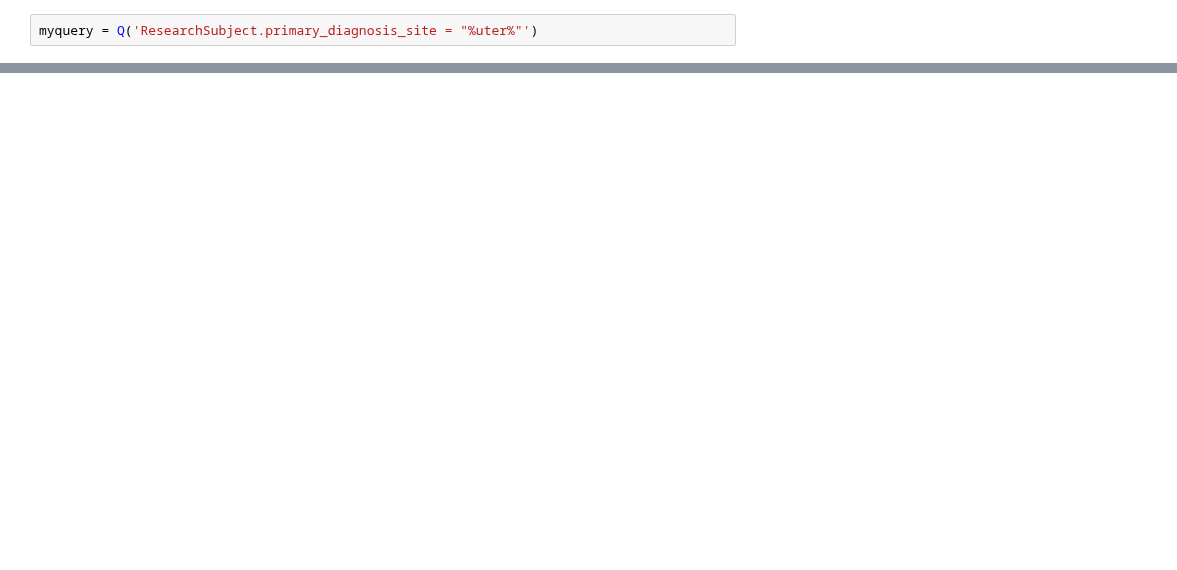
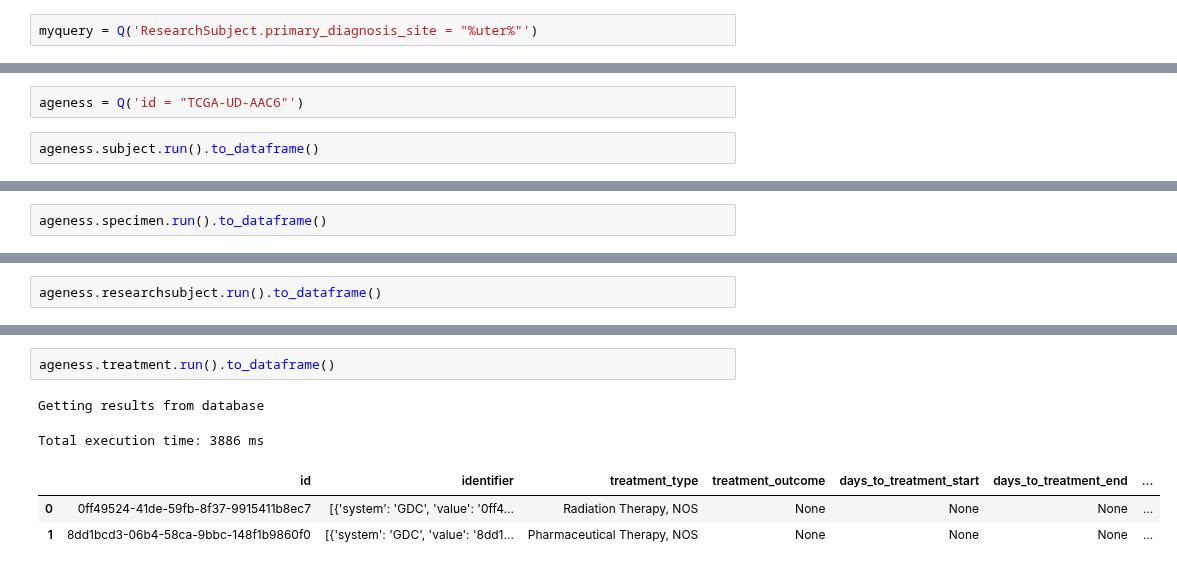
Before and after one commit to CancerDataAggregator/CDA-HelpDesk, a Jupyter notebook: docs/Examples/scratch.ipynb, the cells around one changed output, grey strips where cells are left out. Cells and saved outputs as stored; diff of their text form; blank space fills up the shorter version.

```diff
--- a/docs/Examples/scratch.ipynb
+++ b/docs/Examples/scratch.ipynb
@@ -88,0 +207,4 @@ ERROR:root:
+# %%
+ageness = Q('id = "TCGA-UD-AAC6"')
+# %%
+ageness.subject.run().to_dataframe()
@@ -88,0 +216,2 @@ ERROR:root:
+# %%
+ageness.specimen.run().to_dataframe()
@@ -88,0 +238,2 @@ ERROR:root:
+# %%
+ageness.researchsubject.run().to_dataframe()
@@ -88,0 +246,8 @@ ERROR:root:
+# %%
+ageness.treatment.run().to_dataframe()
+# %% [output]
+Getting results from database
+Total execution time: 3886 ms
+|  | id | identifier | treatment_type | treatment_outcome | days_to_treatment_start | days_to_treatment_end | ... |
+| 0 | 0ff49524-41de-59fb-8f37-9915411b8ec7 | [{'system': 'GDC', 'value': '0ff4... | Radiation Therapy, NOS | None | None | None | ... |
+| 1 | 8dd1bcd3-06b4-58ca-9bbc-148f1b9860f0 | [{'system': 'GDC', 'value': '8dd1... | Pharmaceutical Therapy, NOS | None | None | None | ... |
```
Also changed, not shown: parts of 21 cells of this notebook, 6 other files.
